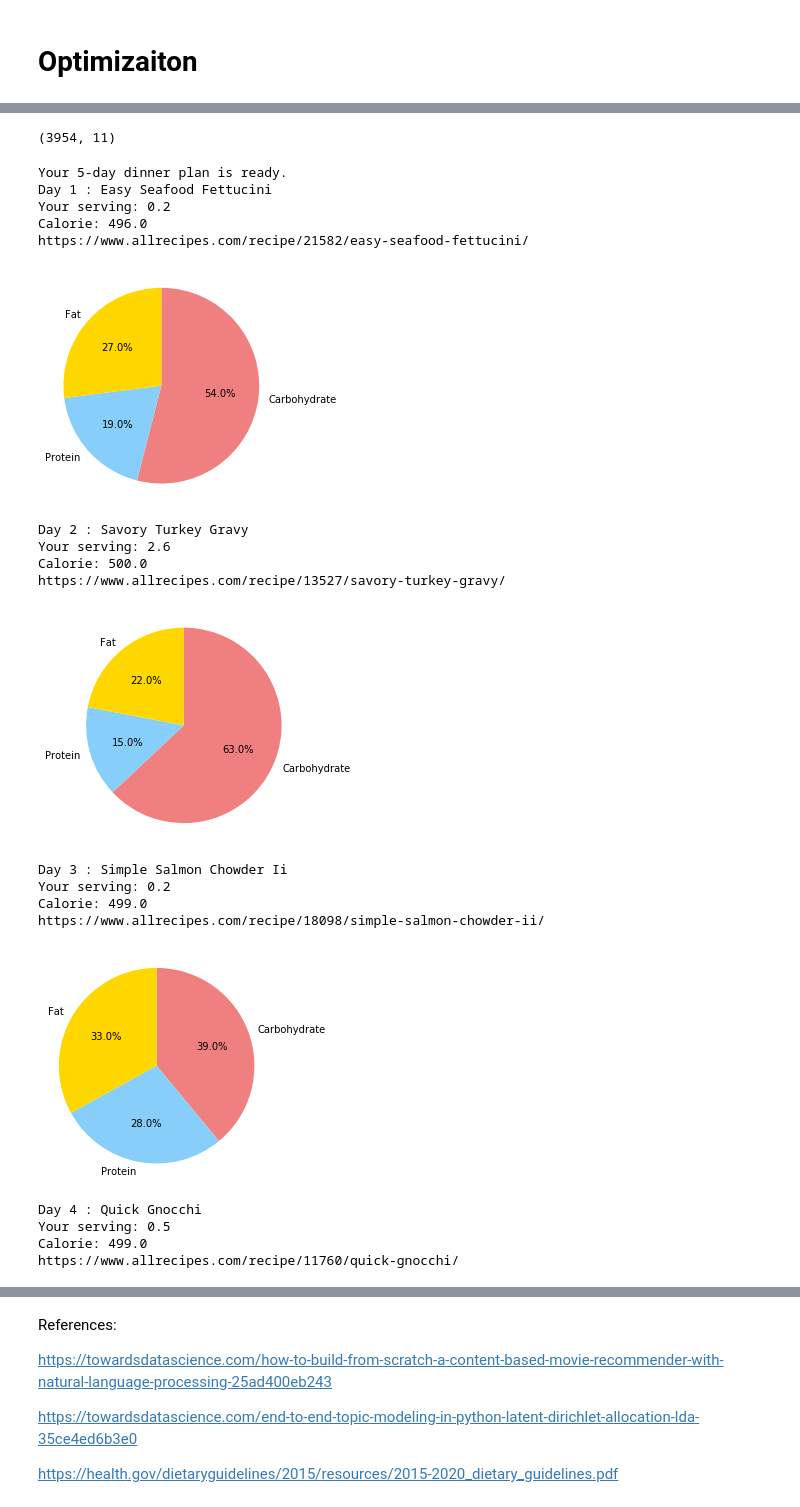
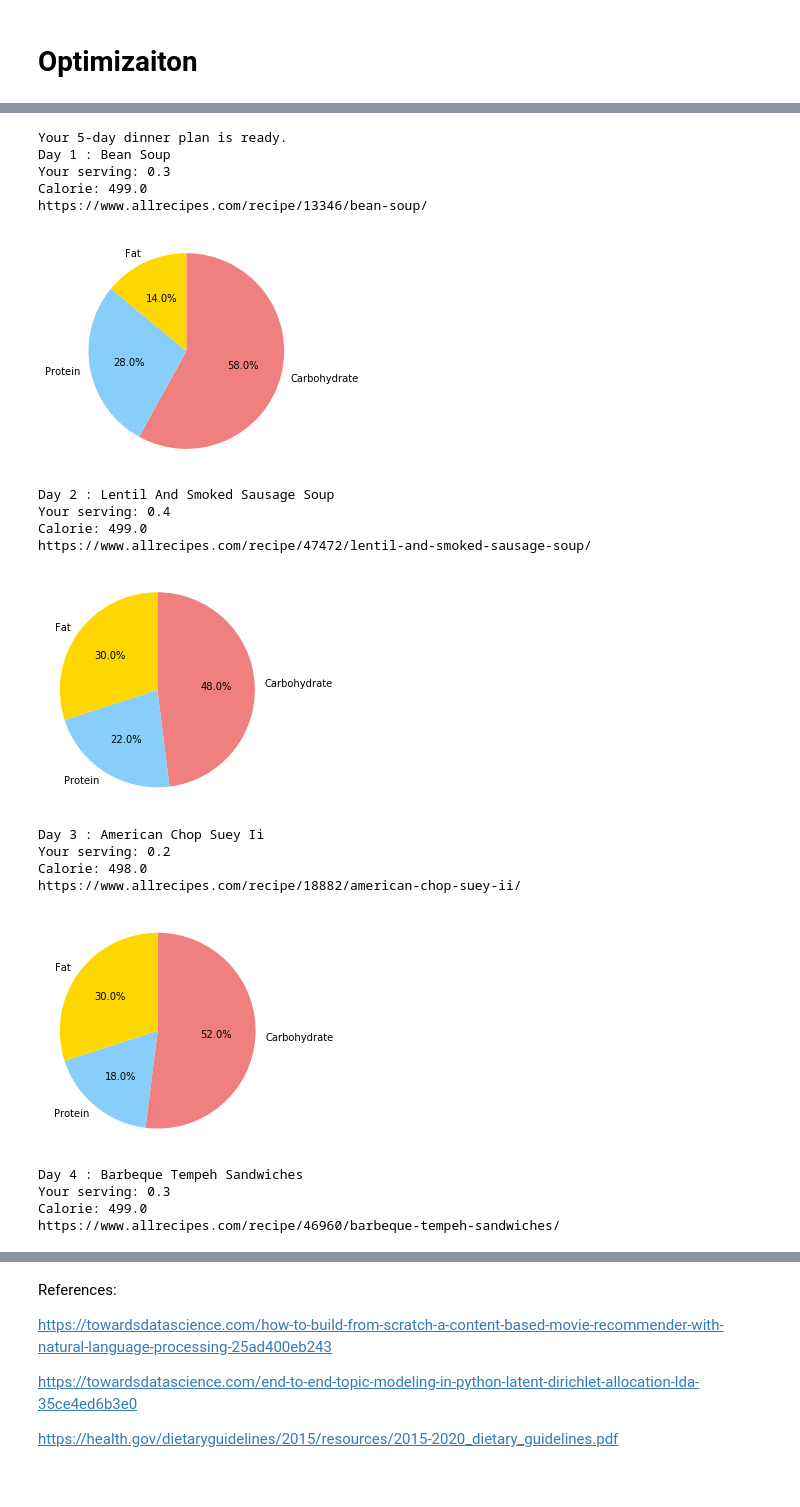
Before and after one commit to yangli53/happy_meals, a Jupyter notebook: Recommender.ipynb, the cells around one changed output, grey strips where cells are left out. Saved outputs shown, nothing was run; the diff lists cells and outputs as text; code cells hidden in the pictures.

Commit message:
Add more recipe data

```diff
--- a/Recommender.ipynb
+++ b/Recommender.ipynb
@@ -114,0 +276,5 @@ df.head()
+# %%
+# create a new df holding essential info
+df_nutrient = df[['title','ratings','cook_time','servings','calorie','fat_g','protein_g','carb_g',
+                  'fat_ratio','protein_ratio','carb_ratio','link']]
+df_nutrient.head(1)
@@ -115,5 +284,4 @@ df.head()
 # %%
-df_nutrient = df[['title','cook_time','servings','ratings','calorie','fat_g','protein_g','carb_g','link']]
 df_nutrient.set_index('title', inplace=True)
-df_nutrient.head()
+df_nutrient.head(1)
 # %% [output]
@@ -127,5 +290,0 @@ df_nutrient.head()
-# %%
-df_nutrient['fat_ratio'] = np.round(df_nutrient.fat_g * 9 / df_nutrient.calorie, 2)
-df_nutrient['protein_ratio'] = np.round(df_nutrient.protein_g * 4 / df_nutrient.calorie, 2)
-df_nutrient['carb_ratio'] = 1 - df_nutrient['fat_ratio'] - df_nutrient['protein_ratio']
-df_nutrient.head()
@@ -155,4 +290,0 @@ See the caveats in the documentation: http://pandas.pydata.org/pandas-docs/stabl
-# %%
-df_nutrient = df_nutrient[['calorie','cook_time','servings','ratings','fat_g','protein_g','carb_g',
-                           'fat_ratio','protein_ratio','carb_ratio','link']]
-df_nutrient.head(1)
@@ -163,7 +291,3 @@ df_nutrient.head(1)
-# %%
-df_nutrient.shape
-# %% [output]
-(3954, 11)
 # %%
 # save df_nutrient
 df_nutrient.to_csv('recipe_nutrient.csv')
@@ -269,23 +399,23 @@ def plot_nutrient(df, i):
 # %%
-optimizer(total_rec_recipes, df_nutrient, 16, 44, 500)
+optimizer(rec_recipes, 16, 44, 500, df_nutrient)
 # %% [output]
 Your 5-day dinner plan is ready.
-Day 1 : Easy Seafood Fettucini
-Your serving: 0.2
-Calorie: 496.0
-https://www.allrecipes.com/recipe/21582/easy-seafood-fettucini/
+Day 1 : Bean Soup
+Your serving: 0.3
+Calorie: 499.0
+https://www.allrecipes.com/recipe/13346/bean-soup/
-[figure, old version]
+[figure, new version]
-Day 2 : Savory Turkey Gravy
-Your serving: 2.6
-Calorie: 500.0
-https://www.allrecipes.com/recipe/13527/savory-turkey-gravy/
+Day 2 : Lentil And Smoked Sausage Soup
+Your serving: 0.4
+Calorie: 499.0
+https://www.allrecipes.com/recipe/47472/lentil-and-smoked-sausage-soup/
-[figure, old version]
+[figure, new version]
-Day 3 : Simple Salmon Chowder Ii
+Day 3 : American Chop Suey Ii
 Your serving: 0.2
-Calorie: 499.0
-https://www.allrecipes.com/recipe/18098/simple-salmon-chowder-ii/
+Calorie: 498.0
+https://www.allrecipes.com/recipe/18882/american-chop-suey-ii/
-[figure, old version]
+[figure, new version]
-Day 4 : Quick Gnocchi
-Your serving: 0.5
+Day 4 : Barbeque Tempeh Sandwiches
+Your serving: 0.3
 Calorie: 499.0
-https://www.allrecipes.com/recipe/11760/quick-gnocchi/
+https://www.allrecipes.com/recipe/46960/barbeque-tempeh-sandwiches/
```
Also changed, not shown: parts of 32 cells of this notebook, 21 other files.
